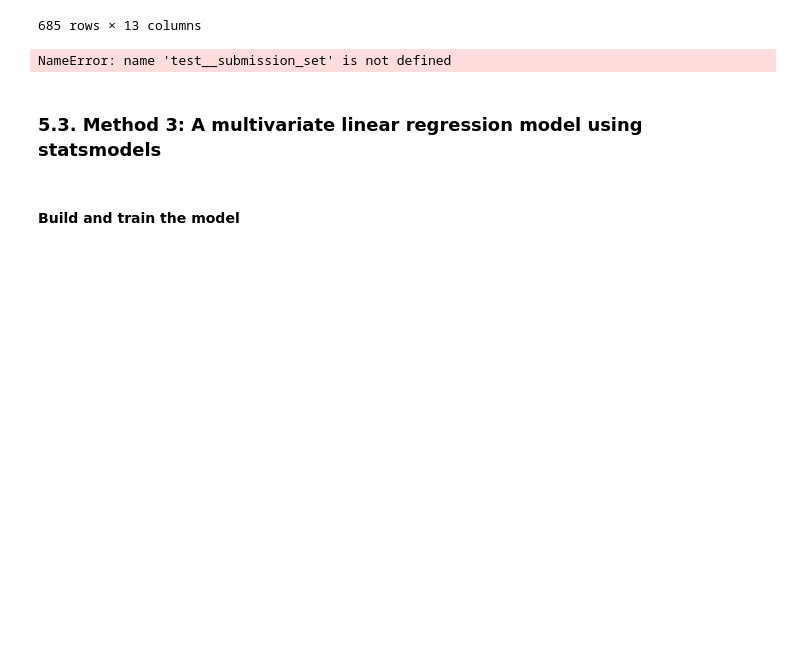
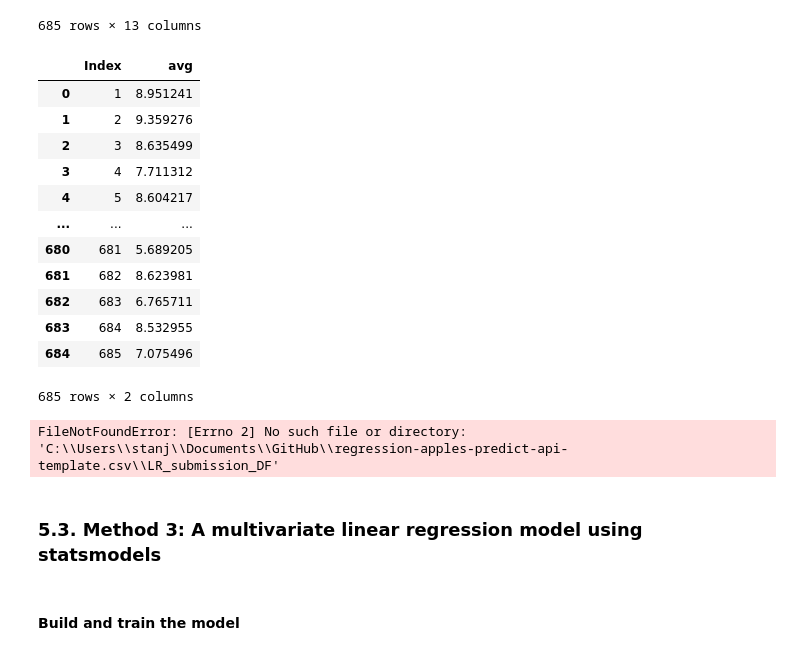
Before and after one commit to lkrump7/regression-apples-predict-api-template, a Jupyter notebook: Linear Regression team TS2.ipynb, the cells around one changed output. Cells and saved outputs as stored; diff of their text form; code cells hidden in the pictures; blank space fills up the shorter version.

```diff
--- a/Linear Regression team TS2.ipynb
+++ b/Linear Regression team TS2.ipynb
@@ -562,9 +582,33 @@ test_set
 | 684 | 685 | CAPE | M4183 | 1S | 18.3 | APPLE GOLDEN DELICIOUS | 2020-03-04 | 120.0 | 160.0 | ... |
 685 rows × 13 columns
 # %%
-y_submit = LR_test.predict(test__submission_set)
+y_submission = LR_test.predict(test_submission_set)
-# %% [output]
-NameError: name 'test__submission_set' is not defined
+# %%
+index_list = []
+for i in range(1,686):
+    index_list.append(i)
+# %%
+LR_submission_DF = pd.DataFrame({'Index' : index_list, 'avg': y_submission})
+# %%
+LR_submission_DF
+# %% [output]
+|  | Index | avg |
+| 0 | 1 | 8.951241 |
+| 1 | 2 | 9.359276 |
+| 2 | 3 | 8.635499 |
+| 3 | 4 | 7.711312 |
+| 4 | 5 | 8.604217 |
+| ... | ... | ... |
+| 680 | 681 | 5.689205 |
+| 681 | 682 | 8.623981 |
+| 682 | 683 | 6.765711 |
+| 683 | 684 | 8.532955 |
+| 684 | 685 | 7.075496 |
+685 rows × 2 columns
+# %%
+LR_submission_DF.to_csv(r'C:\Users\stanj\Documents\GitHub\regression-apples-predict-api-template.c\LR_submission_DF')
+# %% [output]
+FileNotFoundError: [Errno 2] No such file or directory: 'C:\\Users\\stanj\\Documents\\GitHub\\regression-apples-predict-api-template.csv\\LR_submission_DF'
 # %% [markdown]
 ### 5.3. Method 3: A multivariate linear regression model using statsmodels
 # %% [markdown]
```
Also changed, not shown: parts of 4 cells of this notebook.
